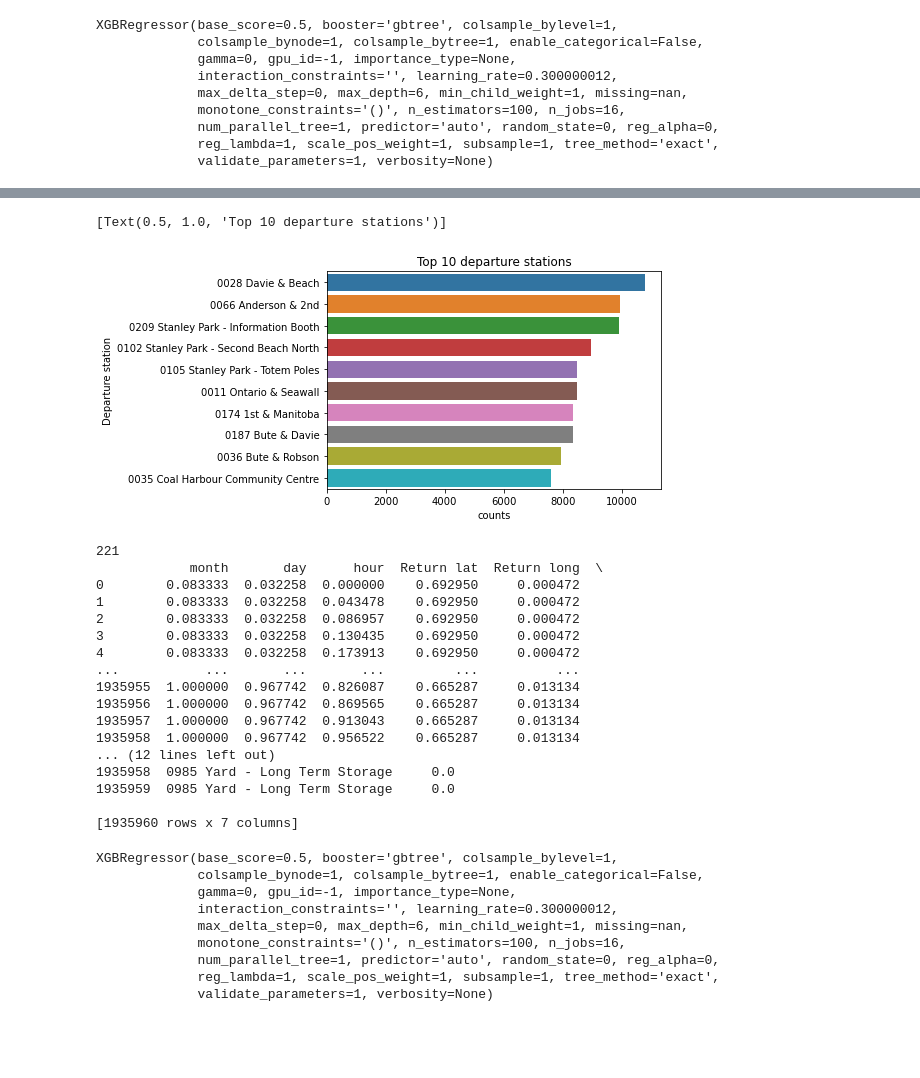
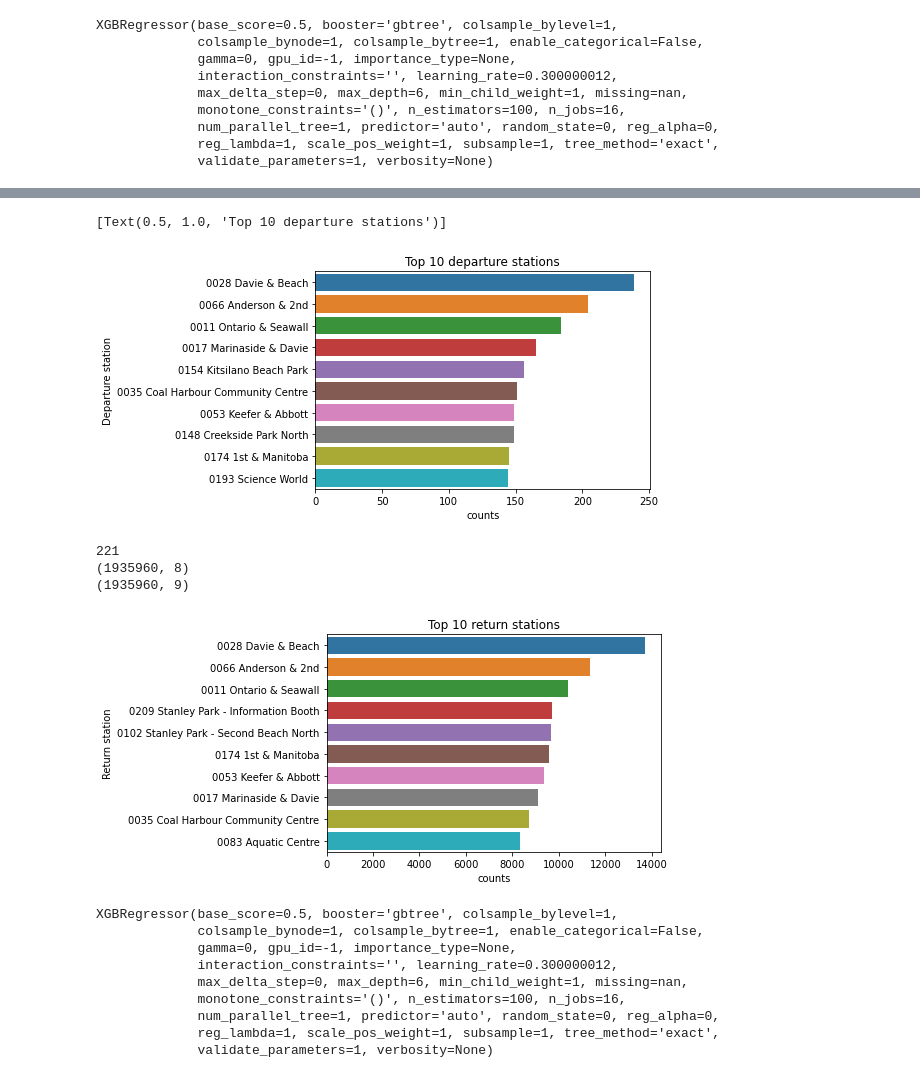
Before and after one commit to jefwang9/733_Final_Project, a Jupyter notebook: src/model.ipynb, the cells around one changed output, grey strips where cells are left out. Cells and saved outputs as stored; diff of their text form; code cells hidden in the pictures; blank space fills up the shorter version.

```diff
--- a/src/model.ipynb
+++ b/src/model.ipynb
@@ -150,67 +200,70 @@ See the caveats in the documentation: https://pandas.pydata.org/pandas-docs/stab
 # %%
-stations = predict_data_departure[["Departure station", "counts"]].groupby("Departure station").sum().reset_index()
-stations = stations.sort_values(by="counts", ascending= False).head(10)
-ax = sns.barplot(x="counts", y="Departure station", data=stations)
+top_stations = predict_data_departure[["Departure station", "counts"]].groupby("Departure station").sum().reset_index()
+top_stations = top_stations.sort_values(by="counts", ascending= False).head(10)
+ax = sns.barplot(x="counts", y="Departure station", data=top_stations)
 ax.set(title="Top 10 departure stations")
 # stations.sort_values(by="counts", ascending= False).head(10).plot(kind='bar', figsize=(20, 10));
 # %% [output]
 [Text(0.5, 1.0, 'Top 10 departure stations')]
-[figure, old version]
+[figure, new version]
 # %%
-features_return = ["month", "day", "hour", "Return lat", "Return long"]
-counts_data = data.groupby(["month", "day", "hour", "Return lat", "Return long", "Return station"]).size().reset_index(name='counts')
-stations = data[["Return lat", "Return long", "Return station"]].drop_duplicates()
-max_lat, min_lat = stations["Return lat"].max(), stations["Return lat"].min()
-max_long, min_long = stations["Return long"].max(), stations["Return long"].min()
-batch = stations.shape[0]
+features_return = ["month", "day", "hour", "Return lat", "Return long", "is_park", "is_translink"]
+# counts_data = data.groupby(["month", "day", "hour", "Return lat", "Return long", "Return station", "Duration (sec.)"]).size().reset_index(name='counts')
+counts_data_return = data.loc[:, ["month", "day", "hour", "Return lat", "Return long", "Return station", "Duration (sec.)"]]
+counts_data_return["Duration (sec.)"] = (counts_data_return["Duration (sec.)"] / 3600).astype(int)
+counts_data_return["hour"] = counts_data_return["hour"] + counts_data_return["Duration (sec.)"]
+counts_data_return["day"] = counts_data_return["day"] + (counts_data_return["hour"] / 24).astype(int)
+counts_data_return["hour"] = counts_data_return["hour"].mod(24)
+counts_data_return = counts_data_return.drop(columns=["Duration (sec.)"])
+counts_data_return = counts_data_return.groupby(["month", "day", "hour", "Return lat", "Return long", "Return station"]).size().reset_index(name='counts')
+# print(counts_data.shape)
+# stations = data[["Return lat", "Return long", "Return station"]].drop_duplicates()
+# max_lat, min_lat = stations["Return lat"].max(), stations["Return lat"].min()
+# max_long, min_long = stations["Return long"].max(), stations["Return long"].min()
+# batch = stations.shape[0]
 print(batch)
 predict_data_return = pd.DataFrame(data={
     "month": [],
     "day": [],
     "hour": [],
     "Return lat": [],
     "Return long": []})
 for row in stations.iterrows():
     time = pd.date_range('2020-01-01', periods=8760, freq='H')
 
     station_data = pd.DataFrame(data={"time": time})
     station_data["hour"] = station_data["time"].dt.hour
     station_data["day"] = station_data["time"].dt.day
     station_data["month"] = station_data["time"].dt.month
-    station_data["Return lat"] = (row[1]["Return lat"] - min_lat) / (max_lat - min_lat)
-    station_data["Return long"] = (row[1]["Return long"] - min_long) / (max_long - min_long)
-    station_data["Return station"] = row[1]["Return station"]
+    station_data["Return lat"] = (row[1]["lat"] - min_lat) / (max_lat - min_lat)
+    station_data["Return long"] = (row[1]["long"] - min_long) / (max_long - min_long)
+    station_data["Return station"] = row[1]["station"]
+    station_data["is_park"] = row[1]["is_park"]
+    station_data["is_translink"] = row[1]["is_translink"]
     station_data = station_data.drop(columns=["time"])
 
     predict_data_return = pd.concat([predict_data_return, station_data])
+print(predict_data_return.shape)
+train_data = predict_data_return.merge(counts_data_return[["month", "day", "hour", "Return station", "counts"]], how="left", on=["month", "day", "hour", "Return station"])
+train_data["counts"] = train_data["counts"].fillna(0)
 
-train_data = predict_data_return.merge(counts_data[["month", "day", "hour", "Return station", "counts"]], how="left", left_on=["month", "day", "hour", "Return station"], right_on=["month", "day", "hour", "Return station"])
-train_data["counts"] = train_data["counts"].fillna(0)
+top_stations = train_data[["Return station", "counts"]].groupby("Return station").sum().reset_index()
+top_stations = top_stations.sort_values(by="counts", ascending= False).head(10)
+ax = sns.barplot(x="counts", y="Return station", data=top_stations)
+ax.set(title='Top 10 return stations')
+
 train_data["month"] = train_data["month"] / 12
 train_data["day"] = train_data["day"] / 31
 train_data["hour"] = train_data["hour"] / 23
 # train_data = train_data.sort_values(by="Departure station")
-print(train_data)
+print(train_data.shape)
 x = train_data[features_return]
 y = train_data["counts"]
 # %% [output]
 221
-            month       day      hour  Return lat  Return long  \
-0        0.083333  0.032258  0.000000    0.692950     0.000472
-1        0.083333  0.032258  0.043478    0.692950     0.000472
-2        0.083333  0.032258  0.086957    0.692950     0.000472
-3        0.083333  0.032258  0.130435    0.692950     0.000472
-4        0.083333  0.032258  0.173913    0.692950     0.000472
-...           ...       ...       ...         ...          ...
-1935955  1.000000  0.967742  0.826087    0.665287     0.013134
-1935956  1.000000  0.967742  0.869565    0.665287     0.013134
-1935957  1.000000  0.967742  0.913043    0.665287     0.013134
-1935958  1.000000  0.967742  0.956522    0.665287     0.013134
-... (12 lines left out)
-1935958  0985 Yard - Long Term Storage     0.0
-1935959  0985 Yard - Long Term Storage     0.0
-
-[1935960 rows x 7 columns]
+(1935960, 8)
+(1935960, 9)
+[figure, added]
 # %%
 from xgboost import XGBRegressor
 model_return = XGBRegressor()
```
Also changed, not shown: parts of 14 cells of this notebook.
